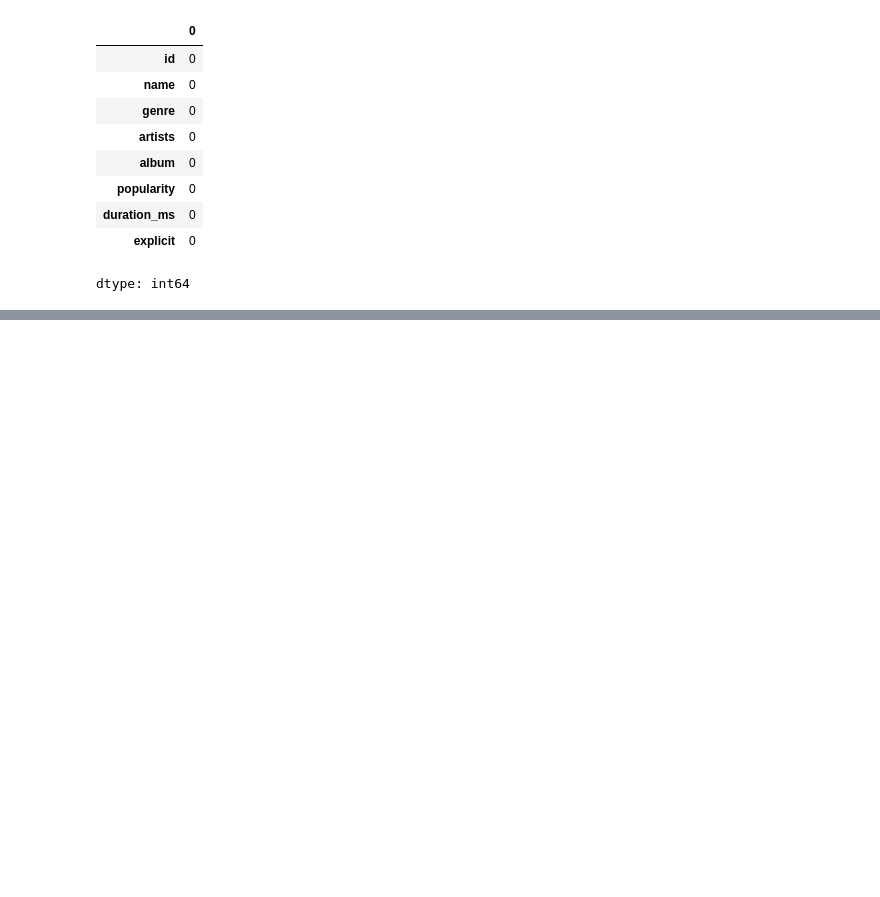
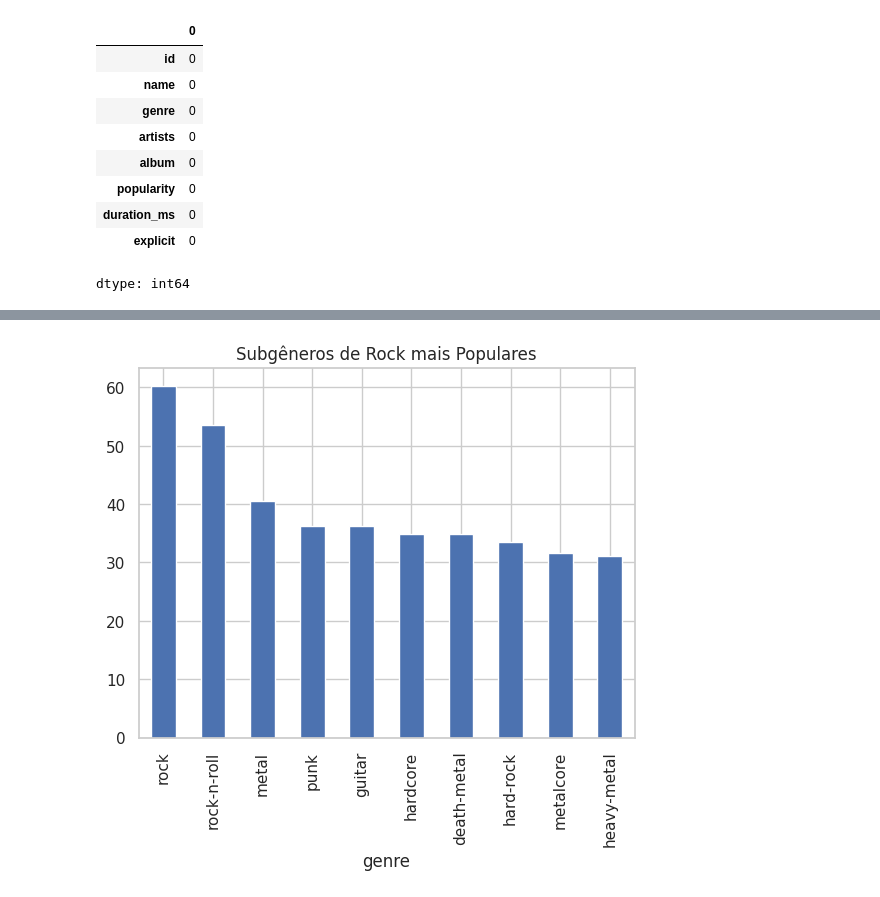
Before and after one commit to tfiorio/pos-pucrio, a Jupyter notebook: Spring01.ipynb, the cells around one changed output, grey strips where cells are left out. Saved outputs shown, nothing was run; the diff lists cells and outputs as text; code cells hidden in the pictures; blank space fills up the shorter version.

```diff
--- a/Spring01.ipynb
+++ b/Spring01.ipynb
@@ -144,0 +229,5 @@ dtype: int64
+# %%
+# Criação de uma variável para visualizar a popularidade de cada subgenero da lista
+rock_pop_by_genre = rock_df_estudo.groupby('genre')['popularity'].mean().sort_values(ascending=False)
+
+rock_pop_by_genre.head(10)
@@ -144,0 +248,7 @@ dtype: int64
+# %%
+# Criação de gráfica para melhor visualização dos dados
+rock_pop_by_genre.head(10).plot(kind='bar')
+plt.title('Subgêneros de Rock mais Populares')
+plt.show()
+# %% [output]
+[figure, added]
```
Also changed, not shown: parts of 22 cells of this notebook.
